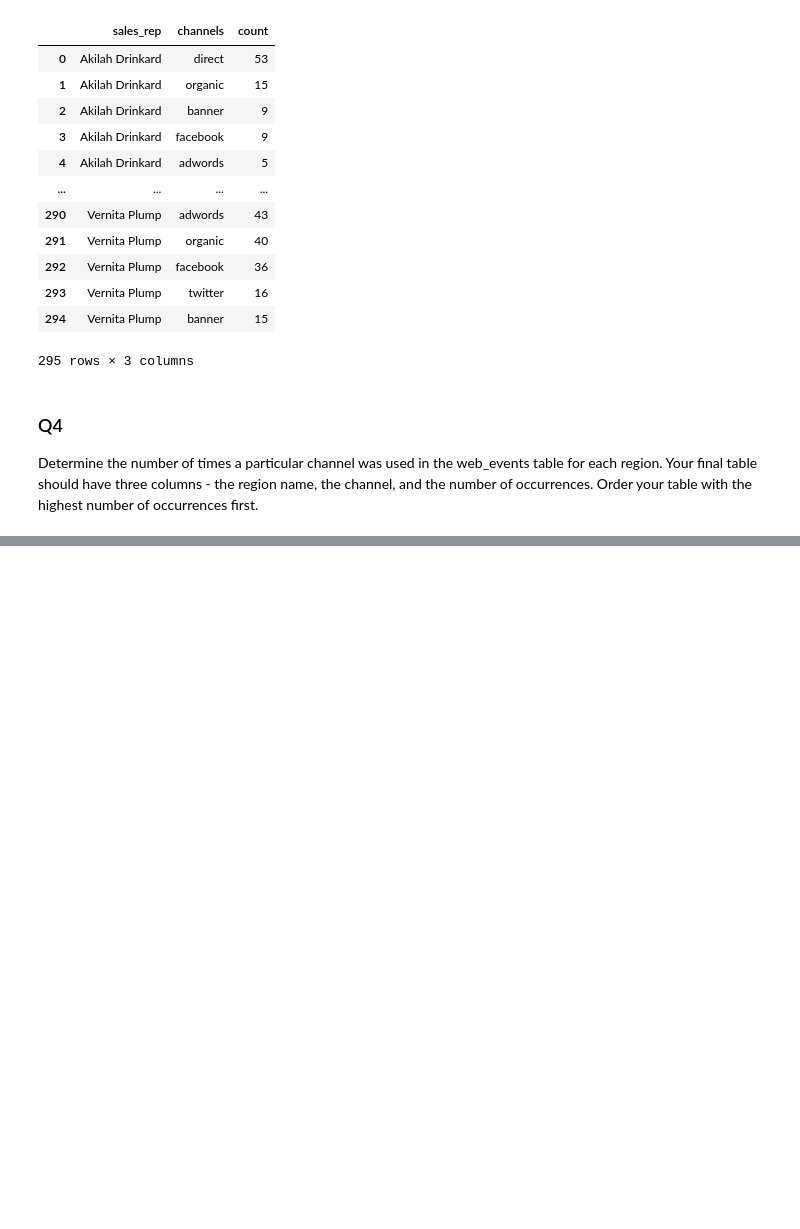
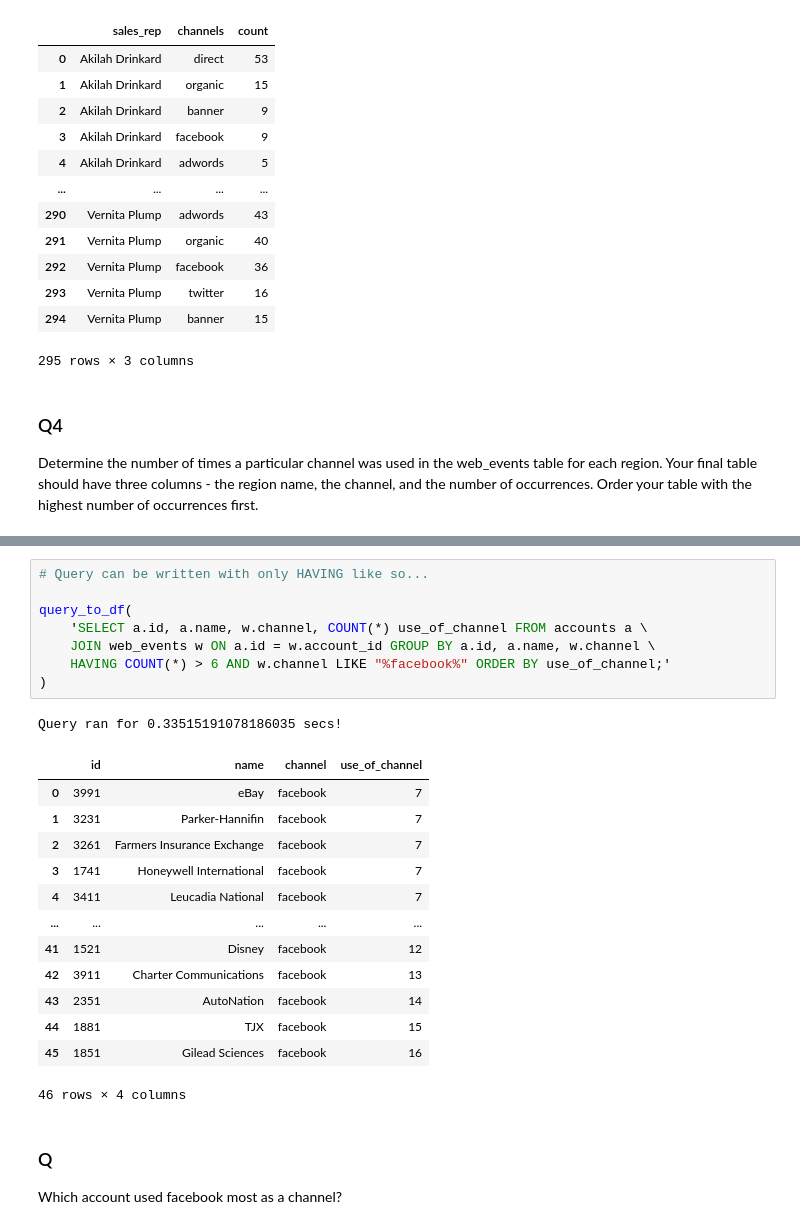
Before and after one commit to Lawrence-Krukrubo/SQL_for_Data_Science, a Jupyter notebook: sql_for_data_analysis3.ipynb, the cells around one changed output, grey strips where cells are left out. Cells and saved outputs as stored; diff of their text form; blank space fills up the shorter version.

```diff
--- a/sql_for_data_analysis3.ipynb
+++ b/sql_for_data_analysis3.ipynb
@@ -678,0 +886,26 @@ Query ran for 0.44440221786499023 secs!
+# %%
+# Query can be written with only HAVING like so...
+
+query_to_df(
+    'SELECT a.id, a.name, w.channel, COUNT(*) use_of_channel FROM accounts a \
+    JOIN web_events w ON a.id = w.account_id GROUP BY a.id, a.name, w.channel \
+    HAVING COUNT(*) > 6 AND w.channel LIKE "%facebook%" ORDER BY use_of_channel;'
+)
+# %% [output]
+Query ran for 0.33515191078186035 secs!
+|  | id | name | channel | use_of_channel |
+| 0 | 3991 | eBay | facebook | 7 |
+| 1 | 3231 | Parker-Hannifin | facebook | 7 |
+| 2 | 3261 | Farmers Insurance Exchange | facebook | 7 |
+| 3 | 1741 | Honeywell International | facebook | 7 |
+| 4 | 3411 | Leucadia National | facebook | 7 |
+| ... | ... | ... | ... | ... |
+| 41 | 1521 | Disney | facebook | 12 |
+| 42 | 3911 | Charter Communications | facebook | 13 |
+| 43 | 2351 | AutoNation | facebook | 14 |
+| 44 | 1881 | TJX | facebook | 15 |
+| 45 | 1851 | Gilead Sciences | facebook | 16 |
+46 rows × 4 columns
+# %% [markdown]
+### Q
+Which account used facebook most as a channel?
```
Also changed, not shown: parts of 57 cells of this notebook.
